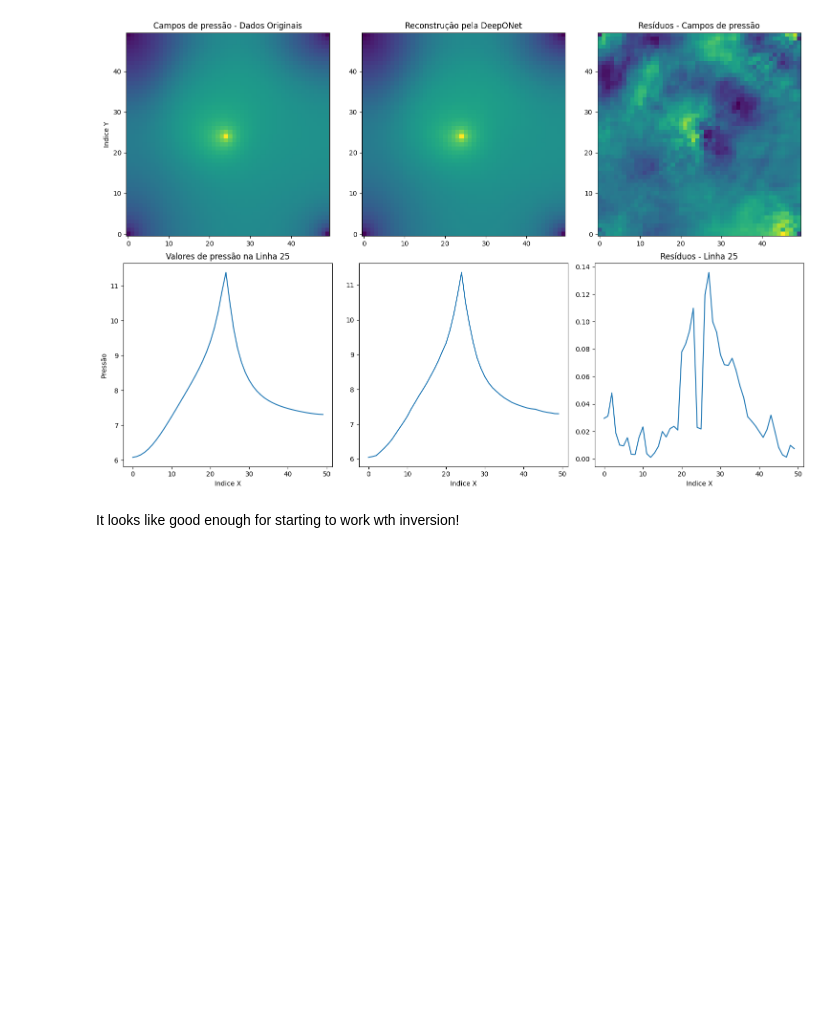
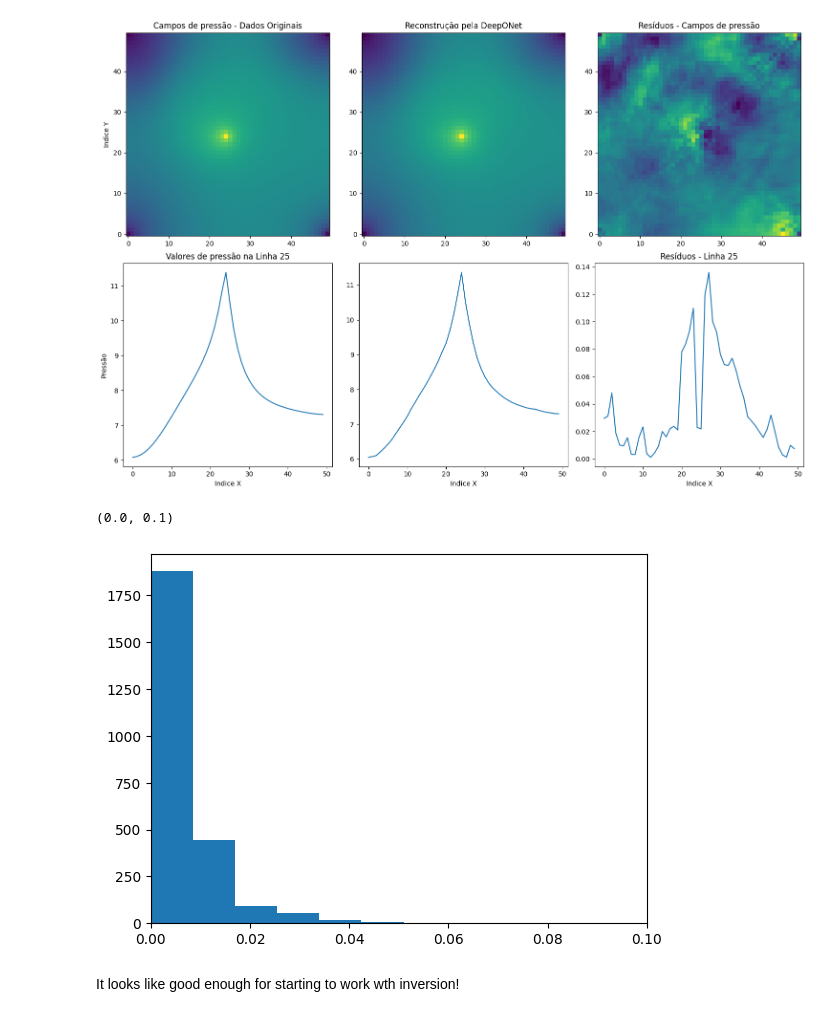
Before and after one commit to jpssrocha/deeponet-jax-inversion, a Jupyter notebook: notebook/permeability_fields/2-inspecting-deeponet-training.ipynb, the cells around one changed output. Drawn from its saved outputs; the diff is of its cells as text; code cells hidden in the pictures; blank space fills up the shorter version.

```diff
--- a/notebook/permeability_fields/2-inspecting-deeponet-training.ipynb
+++ b/notebook/permeability_fields/2-inspecting-deeponet-training.ipynb
@@ -194,5 +189,11 @@ ax6.set(title="Resíduos - Linha 25", xlabel="Indice X")
 plt.tight_layout()
 # %% [output]
 [figure]
+# %%
+plt.hist(abs(diff/original).ravel(), bins=50)
+plt.xlim(0, 0.1)
+# %% [output]
+(0.0, 0.1)
+[figure, added]
 # %% [markdown]
 It looks like good enough for starting to work wth inversion!
```
Also changed, not shown: parts of 1 cell of this notebook, 16 other files.
